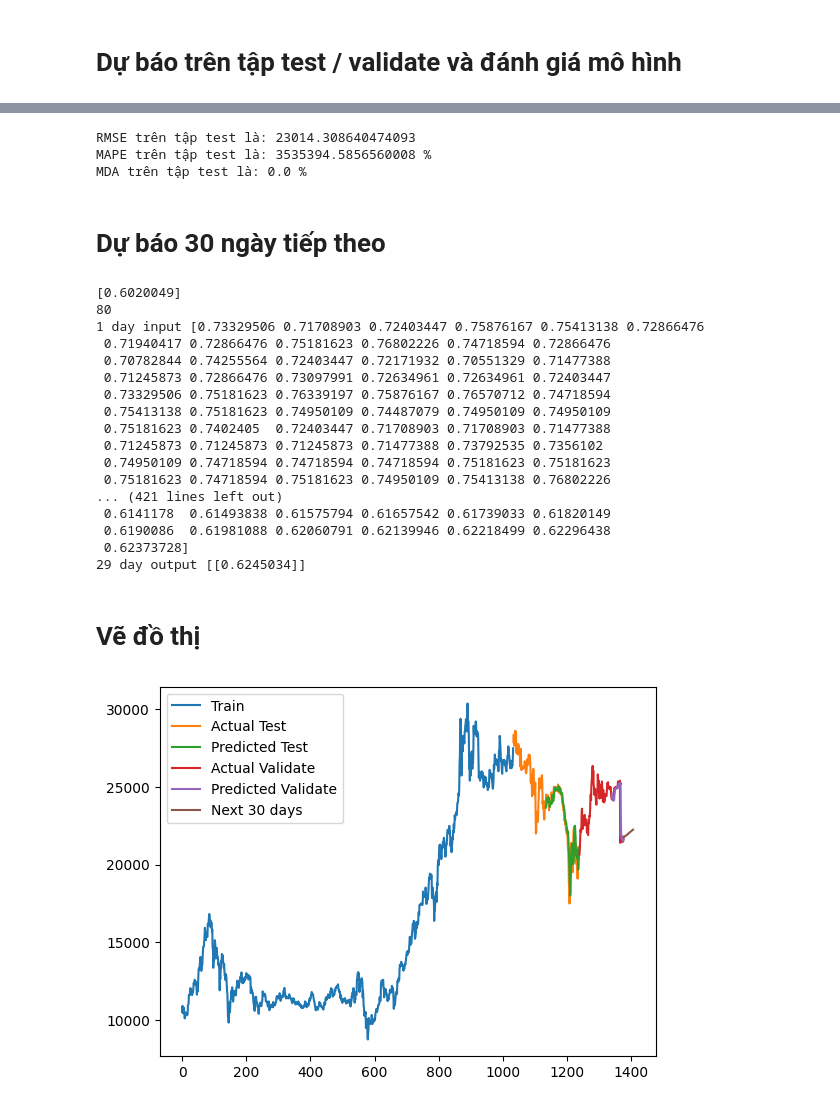
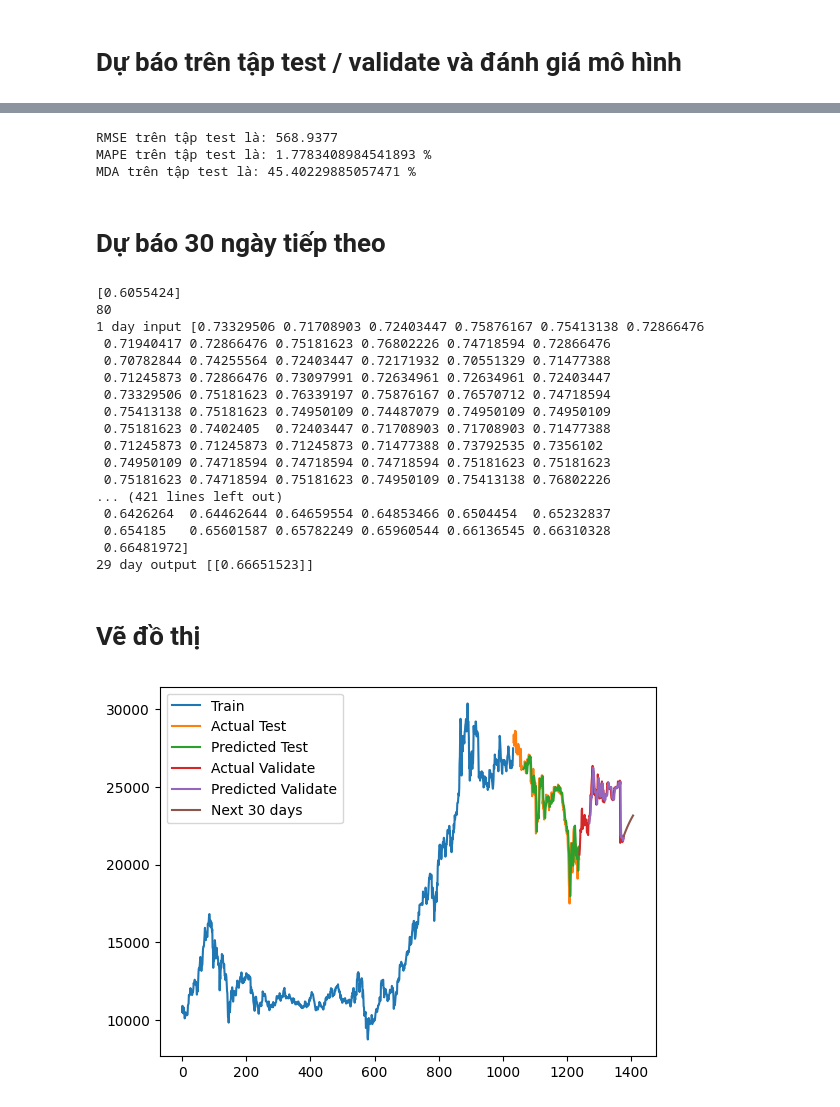
Before and after one commit to Mytran0505/IS403.N21.HTCL_Nhom9, a Jupyter notebook: Level0_GRU/GRU_7.5-1.5-1.ipynb, the cells around one changed output, grey strips where cells are left out. Drawn from its saved outputs; the diff is of its cells as text; code cells hidden in the pictures.

```diff
--- a/Level0_GRU/GRU_7.5-1.5-1.ipynb
+++ b/Level0_GRU/GRU_7.5-1.5-1.ipynb
@@ -93,7 +93,7 @@ def create_dataset(dataset, time_step=1):
 	return numpy.array(dataX), numpy.array(dataY)
 # %%
 #6. Reshape into X=t,t+1,t+2..t+99 and Y=t+100
-time_step = 100
+time_step = 30
 X_train, y_train = create_dataset(train_data, time_step)
 X_val, y_val = create_dataset(val_data, time_step)
 X_test, y_test = create_dataset(test_data, time_step)
@@ -139,6 +139,6 @@ Epoch 100/100
 y_pred=model.predict(X_test)
 y_pred_val=model.predict(X_val)
 # 11. Chuẩn hóa dữ liệu y_pred, y_pred_val
-y_pred=scaler.inverse_transform(y_pred)
-y_pred_val=scaler.inverse_transform(y_pred_val)
+y_pred_new = scaler.inverse_transform(y_pred.reshape(1, -1))
+y_test_new = scaler.inverse_transform(np.array([y_test], dtype=np.float32))
 # %% [output]
@@ -153,17 +153,17 @@ def calculate_mda(y_true, y_pred):
     return np.mean(correct_direction) * 100
 
 # Tính toán RMSE, MAE và MAPE trên tập test
-test_score_rmse = np.sqrt(mean_squared_error(y_test, y_pred))
-test_score_mape = mean_absolute_percentage_error(y_test, y_pred) * 100
-test_score_mda = calculate_mda(y_test, y_pred)
+test_score_rmse = np.sqrt(mean_squared_error(y_test_new, y_pred_new))
+test_score_mape = mean_absolute_percentage_error(y_test_new, y_pred_new) * 100
+test_score_mda = calculate_mda(y_test_new, y_pred_new)
 
 print('RMSE trên tập test là:', test_score_rmse)
 print('MAPE trên tập test là:', test_score_mape, '%')
 print('MDA trên tập test là:', test_score_mda, '%')
 # %% [output]
-RMSE trên tập test là: 23014.308640474093
-MAPE trên tập test là: 3535394.5856560008 %
-MDA trên tập test là: 0.0 %
+RMSE trên tập test là: 568.9377
+MAPE trên tập test là: 1.7783408984541893 %
+MDA trên tập test là: 45.40229885057471 %
 # %% [markdown]
 # Dự báo 30 ngày tiếp theo
 # %%
@@ -202,7 +202,7 @@ while(i<30):
         lst_output.extend(yhat.tolist())
         i=i+1
 # %% [output]
-[0.6020049]
+[0.6055424]
 80
 1 day input [0.73329506 0.71708903 0.72403447 0.75876167 0.75413138 0.72866476
  0.71940417 0.72866476 0.75181623 0.76802226 0.74718594 0.72866476
@@ -215,26 +215,26 @@ while(i<30):
  0.74950109 0.74718594 0.74718594 0.74718594 0.75181623 0.75181623
  0.75181623 0.74718594 0.75181623 0.74950109 0.75413138 0.76802226
 ... (421 lines left out)
- 0.6141178  0.61493838 0.61575794 0.61657542 0.61739033 0.61820149
- 0.6190086  0.61981088 0.62060791 0.62139946 0.62218499 0.62296438
- 0.62373728]
-29 day output [[0.6245034]]
+ 0.6426264  0.64462644 0.64659554 0.64853466 0.6504454  0.65232837
+ 0.654185   0.65601587 0.65782249 0.65960544 0.66136545 0.66310328
+ 0.66481972]
+29 day output [[0.66651523]]
 # %% [markdown]
 # Vẽ đồ thị
 # %%
 train_data_index = pd.RangeIndex(start=0, stop=train_size, step=1)
 plt.plot(scaler.inverse_transform(train_data))
 test_data_index = pd.RangeIndex(start=train_size, stop=train_size+test_size, step=1)
 plt.plot(test_data_index,scaler.inverse_transform(test_data))
-test_data_index = pd.RangeIndex(start=train_size+101, stop=train_size+test_size, step=1)
-plt.plot(test_data_index,(y_pred))
+test_data_index = pd.RangeIndex(start=train_size+31, stop=train_size+test_size, step=1)
+plt.plot(test_data_index,scaler.inverse_transform(y_pred))
 val_data_index = pd.RangeIndex(start=train_size+test_size, stop=train_size+test_size+val_size, step=1)
 plt.plot(val_data_index,scaler.inverse_transform(val_data))
-val_data_index = pd.RangeIndex(start=train_size+test_size+101, stop=train_size+test_size+val_size, step=1)
-plt.plot(val_data_index,y_pred_val)
+val_data_index = pd.RangeIndex(start=train_size+test_size+31, stop=train_size+test_size+val_size, step=1)
+plt.plot(val_data_index,scaler.inverse_transform(y_pred_val))
 prediect_data_index = pd.RangeIndex(start=len(df1)-1, stop=len(df1)+29, step=1)
 plt.plot(prediect_data_index,scaler.inverse_transform(lst_output))
 plt.legend(['Train','Actual Test','Predicted Test','Actual Validate','Predicted Validate','Next 30 days'])
 plt.show()
 # %% [output]
-[figure, old version]
+[figure, new version]
```
Also changed, not shown: parts of 2 cells of this notebook, 2 other files.
